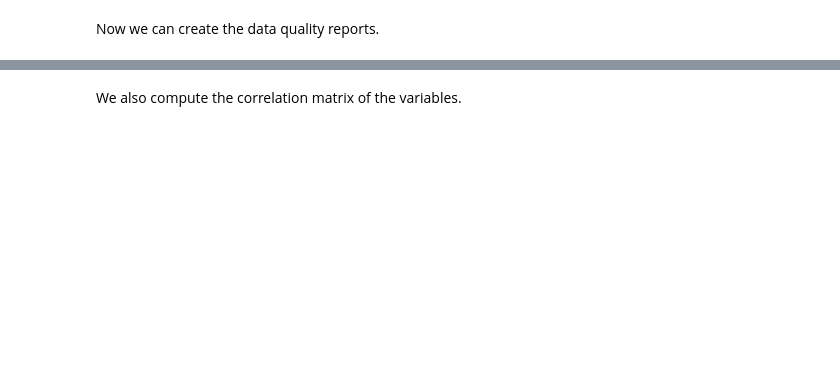
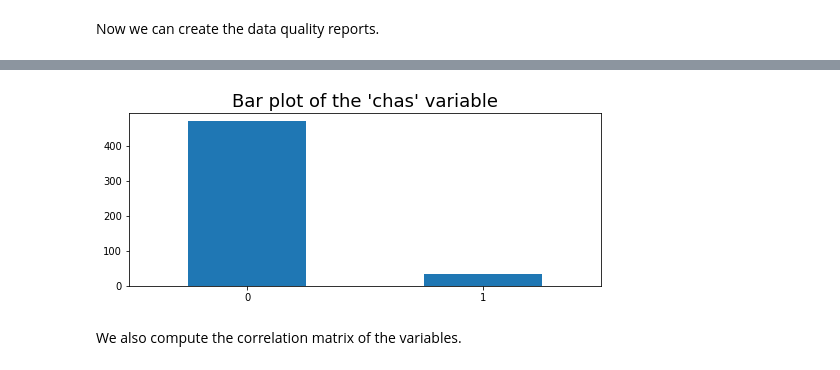
Before and after one commit to HerrBroekman/Python-solutions-for-An-Introduction-to-Statistical-Learning, a Jupyter notebook: DataSets/Boston/Exploration.ipynb, the cells around one changed output, grey strips where cells are left out. Cells and saved outputs as stored; diff of their text form; code cells hidden in the pictures; blank space fills up the shorter version.

```diff
--- a/DataSets/Boston/Exploration.ipynb
+++ b/DataSets/Boston/Exploration.ipynb
@@ -111,3 +121,7 @@ plotQuantitativeVariables(df.xs('quantitative', axis=1), height=3, width=7)
+# %%
+plotCategoricalVariables(df.xs('categorical', axis=1), height=3, width=7)
+# %% [output]
+[figure, added]
 # %% [markdown]
 <p>We also compute the correlation matrix of the variables.</p>
 # %%
```
Also changed, not shown: parts of 6 cells of this notebook.
